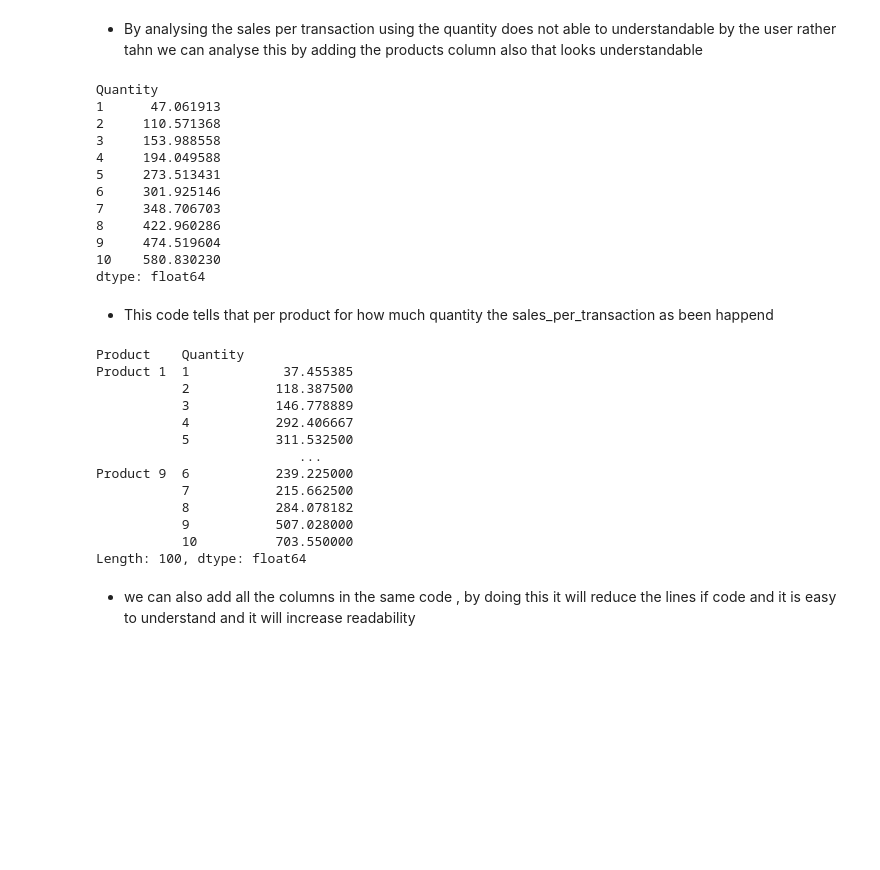
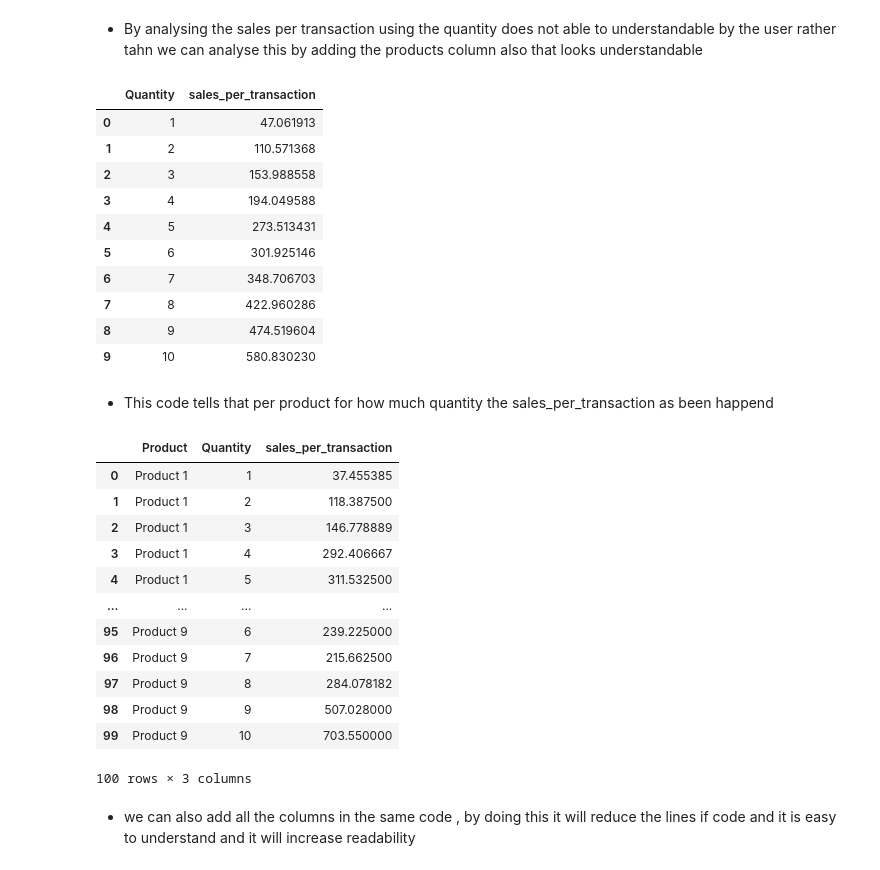
Before and after one commit to lalithavemalapalli/data_science, a Jupyter notebook: Analysis/database/analysis/assignment_py_submition.ipynb, the cells around one changed output. Cells and saved outputs as stored; diff of their text form; code cells hidden in the pictures; blank space fills up the shorter version.

```diff
--- a/Analysis/database/analysis/assignment_py_submition.ipynb
+++ b/Analysis/database/analysis/assignment_py_submition.ipynb
@@ -279,6 +281,7 @@ Here the task is to calculate the sales per each transaction for each group mean
 - then we will use the `apply()` function to apply this function to the dataframe
 # %%
 def sales_per_transaction(df):
-    return df.groupby(df['Store']).apply(lambda x : x['Sales'].sum() / x['Sales'].count())
+    result=df.groupby(df['Store']).apply(lambda x : x['Sales'].sum() / x['Sales'].count())
+    return result.reset_index(name="sales_per_trans")
 sales_per_transaction(df)
 # %% [output]
@@ -339,41 +342,42 @@ dtype: float64
 - By analysing the sales per transaction using the quantity does not able to understandable by the user rather tahn we can analyse this by adding the products column also that looks understandable
 # %%
 def sales_per_transaction(df):
-    return df.groupby(df['Quantity']).apply(lambda x : x['Sales'].sum() / x['Sales'].count())
+    result=df.groupby(df['Quantity']).apply(lambda x : x['Sales'].sum() / x['Sales'].count())
+    return result.reset_index(name="sales_per_transaction")
 sales_per_transaction(df)
 # %% [output]
-Quantity
-1      47.061913
-2     110.571368
-3     153.988558
-4     194.049588
-5     273.513431
-6     301.925146
-7     348.706703
-8     422.960286
-9     474.519604
-10    580.830230
-dtype: float64
+|  | Quantity | sales_per_transaction |
+| 0 | 1 | 47.061913 |
+| 1 | 2 | 110.571368 |
+| 2 | 3 | 153.988558 |
+| 3 | 4 | 194.049588 |
+| 4 | 5 | 273.513431 |
+| 5 | 6 | 301.925146 |
+| 6 | 7 | 348.706703 |
+| 7 | 8 | 422.960286 |
+| 8 | 9 | 474.519604 |
+| 9 | 10 | 580.830230 |
 # %% [markdown]
 - This code tells that per product for how much quantity the sales_per_transaction as been happend
 # %%
 def sales_per_transaction(df):
-    return df.groupby([df['Product'],df['Quantity']]).apply(lambda x : x['Sales'].sum() / x['Sales'].count())
+    result=df.groupby([df['Product'],df['Quantity']]).apply(lambda x : x['Sales'].sum() / x['Sales'].count())
+    return result.reset_index(name="sales_per_transaction")
 sales_per_transaction(df)
 # %% [output]
+|  | Product | Quantity | sales_per_transaction |
+| 0 | Product 1 | 1 | 37.455385 |
+| 1 | Product 1 | 2 | 118.387500 |
+| 2 | Product 1 | 3 | 146.778889 |
+| 3 | Product 1 | 4 | 292.406667 |
+| 4 | Product 1 | 5 | 311.532500 |
+| ... | ... | ... | ... |
+| 95 | Product 9 | 6 | 239.225000 |
+| 96 | Product 9 | 7 | 215.662500 |
+| 97 | Product 9 | 8 | 284.078182 |
+| 98 | Product 9 | 9 | 507.028000 |
+| 99 | Product 9 | 10 | 703.550000 |
-Product    Quantity
-Product 1  1            37.455385
-           2           118.387500
-           3           146.778889
-           4           292.406667
-           5           311.532500
-                          ...
-Product 9  6           239.225000
-           7           215.662500
-           8           284.078182
-           9           507.028000
-           10          703.550000
-Length: 100, dtype: float64
+100 rows × 3 columns
 # %% [markdown]
 - we can also add all the columns in the same code , by doing this it will reduce the lines if code and it is easy to understand and it will increase readability
 # %%
```
Also changed, not shown: parts of 12 cells of this notebook, 1 other file.
